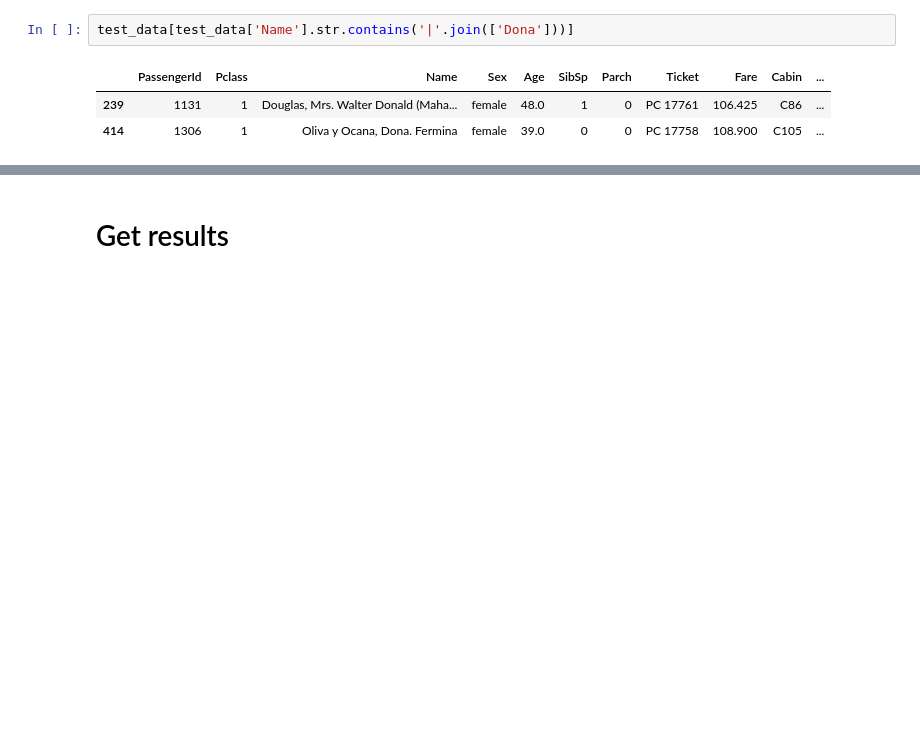
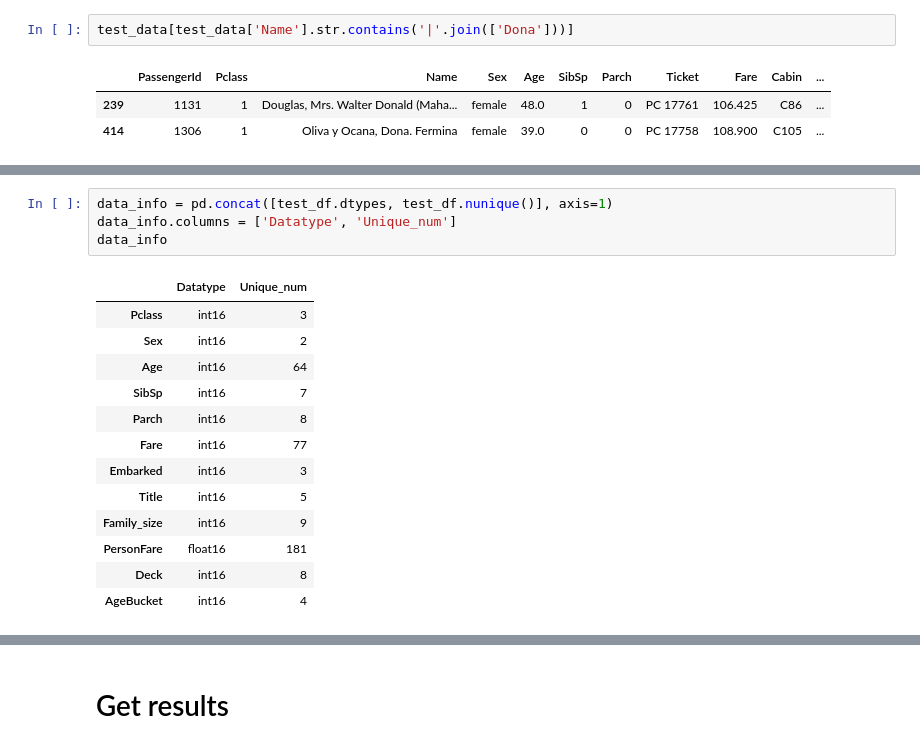
Before and after one commit to Dimildizio/WorksOnMyMachine, a Jupyter notebook: TitanicEDA.ipynb, the cells around one changed output, grey strips where cells are left out. Saved outputs shown, nothing was run; the diff lists cells and outputs as text; blank space fills up the shorter version.

```diff
--- a/TitanicEDA.ipynb
+++ b/TitanicEDA.ipynb
@@ -219,0 +259,18 @@ df
+# %%
+data_info = pd.concat([test_df.dtypes, test_df.nunique()], axis=1)
+data_info.columns = ['Datatype', 'Unique_num']
+data_info
+# %% [output]
+|  | Datatype | Unique_num |
+| Pclass | int16 | 3 |
+| Sex | int16 | 2 |
+| Age | int16 | 64 |
+| SibSp | int16 | 7 |
+| Parch | int16 | 8 |
+| Fare | int16 | 77 |
+| Embarked | int16 | 3 |
+| Title | int16 | 5 |
+| Family_size | int16 | 9 |
+| PersonFare | float16 | 181 |
+| Deck | int16 | 8 |
+| AgeBucket | int16 | 4 |
```
Also changed, not shown: parts of 15 cells of this notebook.
